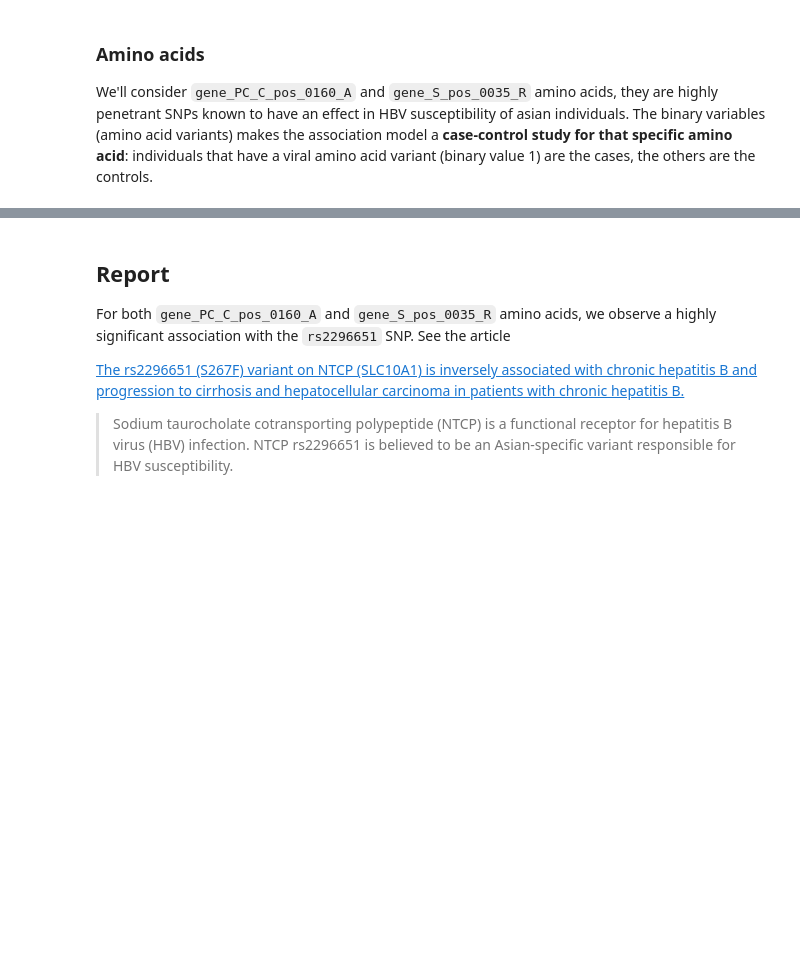
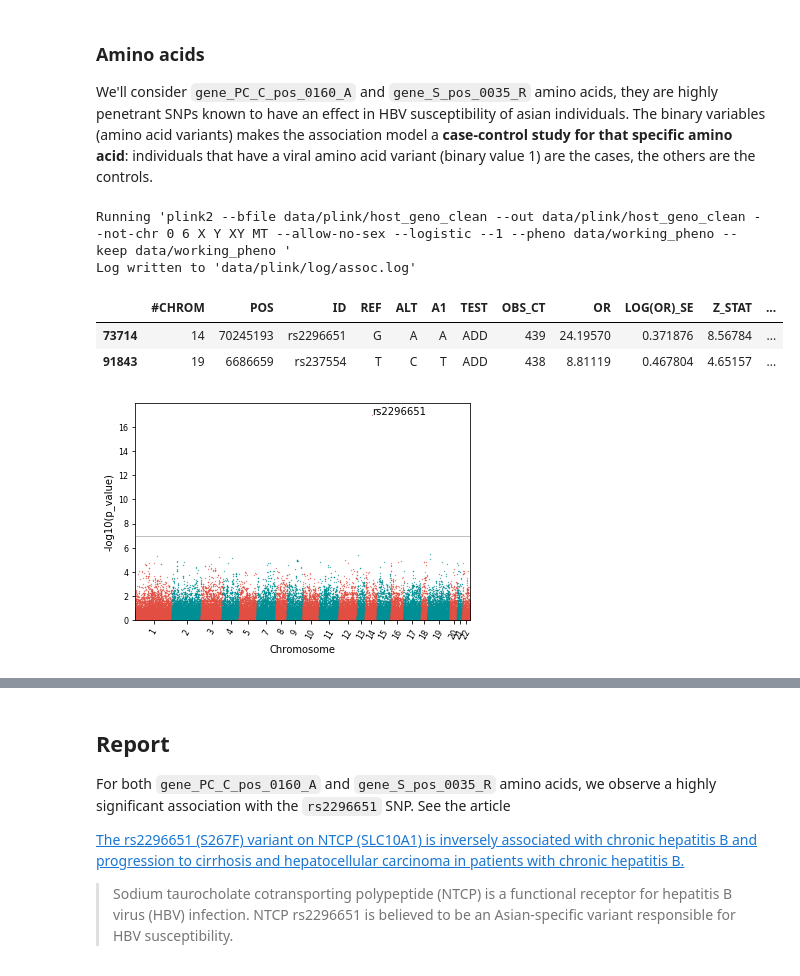
Before and after one commit to matthiaszeller/HBV, a Jupyter notebook: Host genotypes - Analysis.ipynb, the cells around one changed output, grey strips where cells are left out. Drawn from its saved outputs; the diff is of its cells as text; code cells hidden in the pictures; blank space fills up the shorter version.

```diff
--- a/Host genotypes - Analysis.ipynb
+++ b/Host genotypes - Analysis.ipynb
@@ -174,3 +175,24 @@ for i in range(N) :
 ### Amino acids
 
 We'll consider `gene_PC_C_pos_0160_A` and `gene_S_pos_0035_R` amino acids, they are highly penetrant SNPs known to have an effect in HBV susceptibility of asian individuals. The binary variables (amino acid variants) makes the association model a **case-control study for that specific amino acid**: individuals that have a viral amino acid variant (binary value 1) are the cases, the others are the controls.
+# %%
+common.write_phenotypes(PATH_HOST_CLEAN_DATA, phenotype=('S', 35, 'R'),
+                        criteria=('RACE', 'ASIAN'), output_path=PATH_WORKING_PHENOTYPES,
+                        verbose=False)
+o, e = host.run_assoc(binary=True)
+# %% [output]
+Running 'plink2 --bfile data/plink/host_geno_clean --out data/plink/host_geno_clean --not-chr 0 6 X Y XY MT --allow-no-sex --logistic --1 --pheno data/working_pheno --keep data/working_pheno '
+Log written to 'data/plink/log/assoc.log'
+# %%
+df = pd.read_csv(PATH_HOST_CLEAN_DATA+'.S_35_R.glm.logistic', sep='\s+')
+df.sort_values(by='P').head(2)
+# %% [output]
+|  | #CHROM | POS | ID | REF | ALT | A1 | TEST | OBS_CT | OR | LOG(OR)_SE | Z_STAT | ... |
+| 73714 | 14 | 70245193 | rs2296651 | G | A | A | ADD | 439 | 24.19570 | 0.371876 | 8.56784 | ... |
+| 91843 | 19 | 6686659 | rs237554 | T | C | T | ADD | 438 | 8.81119 | 0.467804 | 4.65157 | ... |
+# %%
+data = FormatData(PATH_HOST_CLEAN_DATA+'.S_35_R.glm.logistic', sep='\s+', chromosome='#CHROM',
+                  p_value='P')
+GenerateManhattan(data, refSNP='ID', significance=8)
+# %% [output]
+[figure, added]
```
Also changed, not shown: parts of 46 cells of this notebook, 4 other files.
